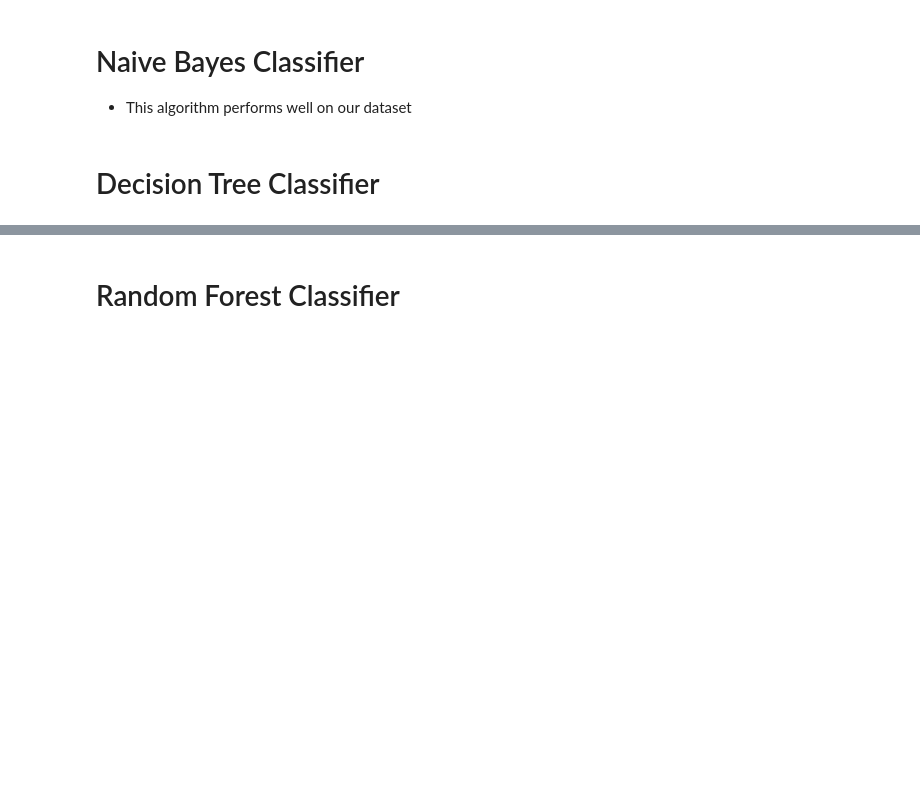
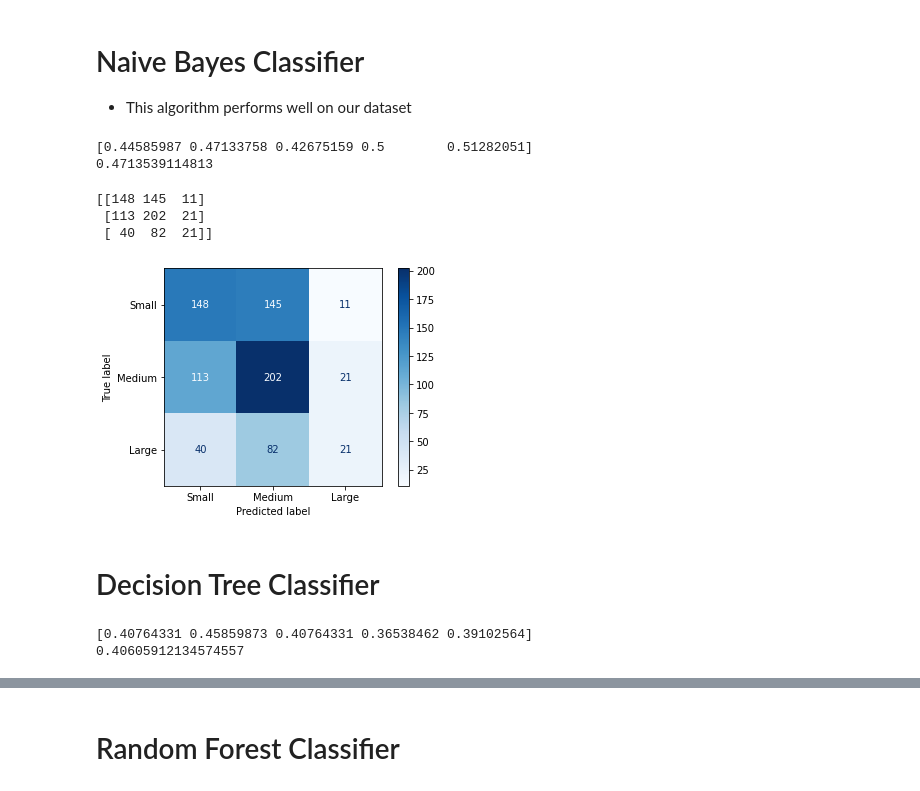
Before and after one commit to mnocerino23/Wildfire-Forecaster, a Jupyter notebook: Classifiers_3.ipynb, the cells around one changed output, grey strips where cells are left out. Saved outputs shown, nothing was run; the diff lists cells and outputs as text; code cells hidden in the pictures; blank space fills up the shorter version.

```diff
--- a/Classifiers_3.ipynb
+++ b/Classifiers_3.ipynb
@@ -584,10 +594,30 @@ plt.show()
 # %%
 from sklearn.naive_bayes import GaussianNB
 # %%
-gnb = GaussianNB()
+gnb = GaussianNB().fit(X_kbest, y_train)
 cv = cross_val_score(gnb, X_kbest, y_train, cv = 5)
 print(cv)
 print(cv.mean())
+# %% [output]
+[0.44585987 0.47133758 0.42675159 0.5        0.51282051]
+0.4713539114813
+# %%
+class_labels = ['Small', 'Medium', 'Large']
+disp = ConfusionMatrixDisplay.from_estimator(
+        gnb,
+        X_kbest,
+        y_train,
+        display_labels=class_labels,
+        cmap=plt.cm.Blues
+    )
+
+print(disp.confusion_matrix)
+plt.show()
+# %% [output]
+[[148 145  11]
+ [113 202  21]
+ [ 40  82  21]]
+[figure, added]
 # %%
 best_features = SelectKBest(f_classif, k=15)
 X_kbest_other = best_features.fit_transform(X_train_scaled, y_train)
@@ -597,7 +627,10 @@ X_kbest_other = best_features.fit_transform(X_train_scaled, y_train)
 from sklearn import tree
 from sklearn.tree import DecisionTreeClassifier
 # %%
-dt = DecisionTreeClassifier()
+dt = DecisionTreeClassifier().fit(X_kbest, y_train)
 cv = cross_val_score(dt, X_kbest, y_train, cv =5)
 print(cv)
 print(cv.mean())
+# %% [output]
+[0.40764331 0.45859873 0.40764331 0.36538462 0.39102564]
+0.40605912134574557
```
Also changed, not shown: parts of 11 cells of this notebook.
